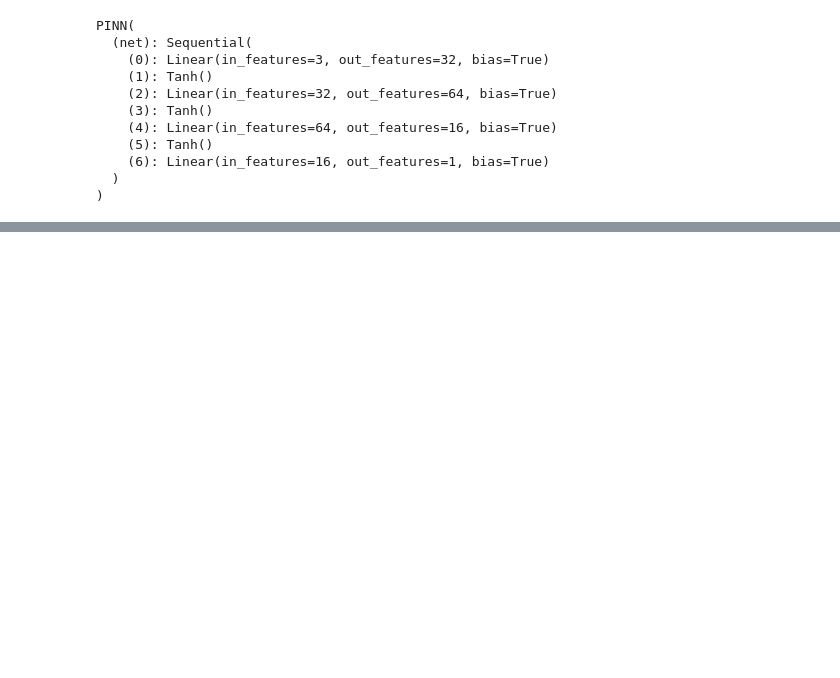
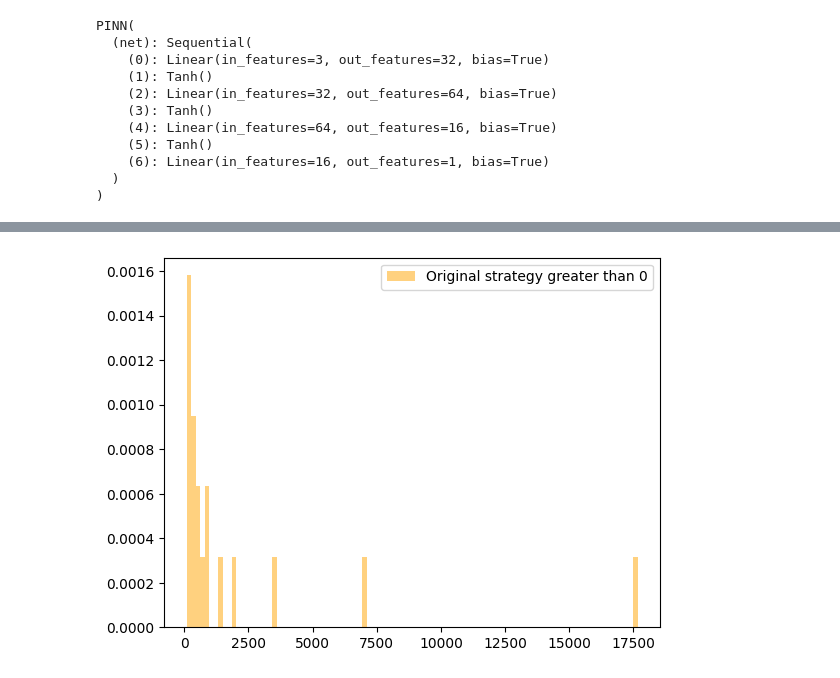
Before and after one commit to Raghava-Ayyagari/Quant-Trading, a Jupyter notebook: Black_and_Scholes/Strategy.ipynb, the cells around one changed output, grey strips where cells are left out. Saved outputs shown, nothing was run; the diff lists cells and outputs as text; code cells hidden in the pictures; blank space fills up the shorter version.

```diff
--- a/Black_and_Scholes/Strategy.ipynb
+++ b/Black_and_Scholes/Strategy.ipynb
@@ -269,0 +337,6 @@ Returns in strategy other are: -12.55%
+# %%
+plt.hist(Original_Strat[(Original_Strat)>10],density=True,bins=100,color="orange",alpha=0.5,label="Original strategy greater than 0")
+plt.legend()
+plt.show()
+# %% [output]
+[figure, added]
```
Also changed, not shown: parts of 8 cells of this notebook.
